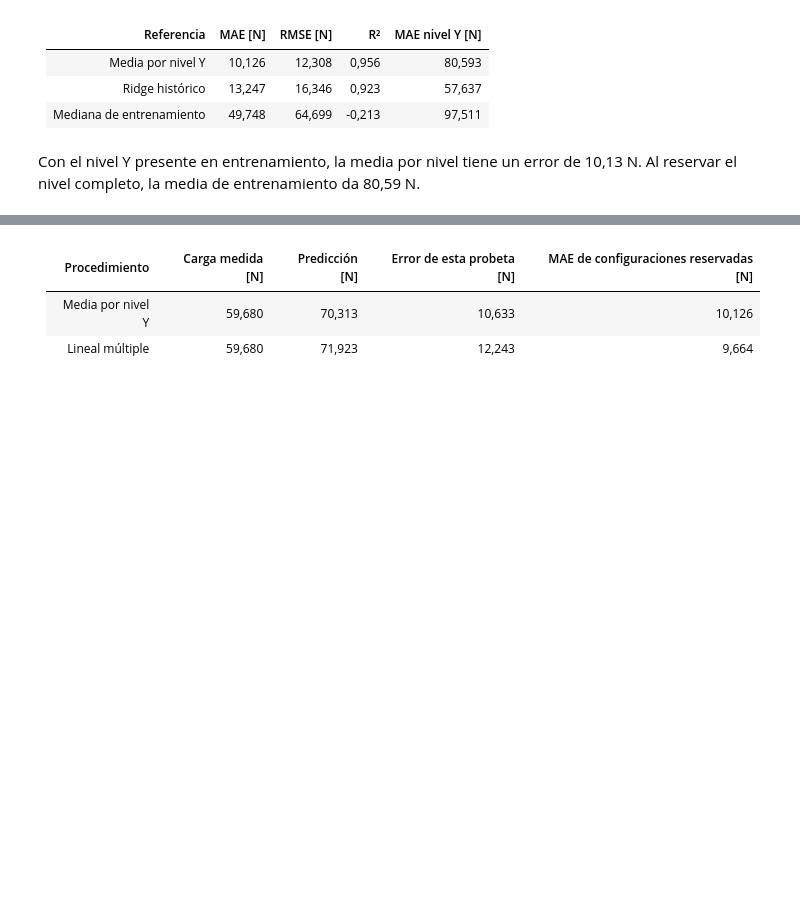
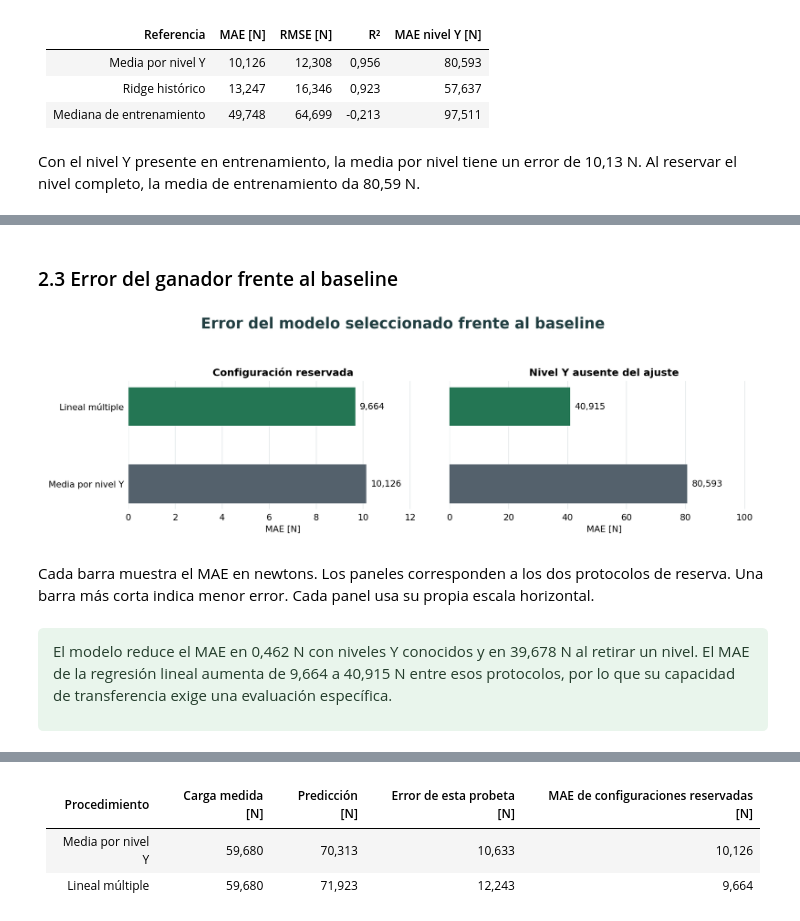
Before and after one commit to melissaaylasb-sudo/T02_MIA14_SeccionB, a Jupyter notebook: notebooks/Comparativa_6_Modelos_Regresion_Pantograficas.ipynb, the cells around one changed output, grey strips where cells are left out. Saved outputs shown, nothing was run; the diff lists cells and outputs as text; code cells hidden in the pictures; blank space fills up the shorter version.

Commit message:
Centrar el análisis en el ganador y mostrar el código metodológico

```diff
--- a/notebooks/Comparativa_6_Modelos_Regresion_Pantograficas.ipynb
+++ b/notebooks/Comparativa_6_Modelos_Regresion_Pantograficas.ipynb
@@ -50,3 +45,10 @@ analisis = Analisis(
+# %%
+campana = cargar_datos()
+semilla_modelos = 42  # Valor registrado en los modelos aleatorios de la comparación previa.
+analisis = Analisis(campana, semilla_modelos=semilla_modelos)
+analisis.recuperar_comparacion(cargar_resultados_previos())
+geometrias = analisis.geometrias
+cargas = analisis.cargas
 # %% [markdown]
 ### 1.2 Geometría admisible antes del ensayo
 
@@ -186,0 +131,14 @@ vista.mostrar_recetas(analisis.configuracion["parametros_iniciales"])
+# %% [markdown]
+### 2.3 Error del ganador frente al baseline
+# %%
+graficas.mostrar(graficas.errores_ganador, analisis.metricas, analisis.mejor)
+# %% [output]
+[figure, added]
+# %% [markdown]
+Cada barra muestra el MAE en newtons. Los paneles corresponden a los dos protocolos de reserva. Una barra más corta indica menor error. Cada panel usa su propia escala horizontal.
+# %% [markdown]
+<div style="background-color: #e9f5ec; color: #233c2b; padding: 0.8em 1em; border: 0; border-radius: 0.35em;">
+
+El modelo reduce el MAE en 0,462 N con niveles Y conocidos y en 39,678 N al retirar un nivel. El MAE de la regresión lineal aumenta de 9,664 a 40,915 N entre esos protocolos, por lo que su capacidad de transferencia exige una evaluación específica.
+
+</div>
```
Also changed, not shown: parts of 120 cells of this notebook, 4 other files.
